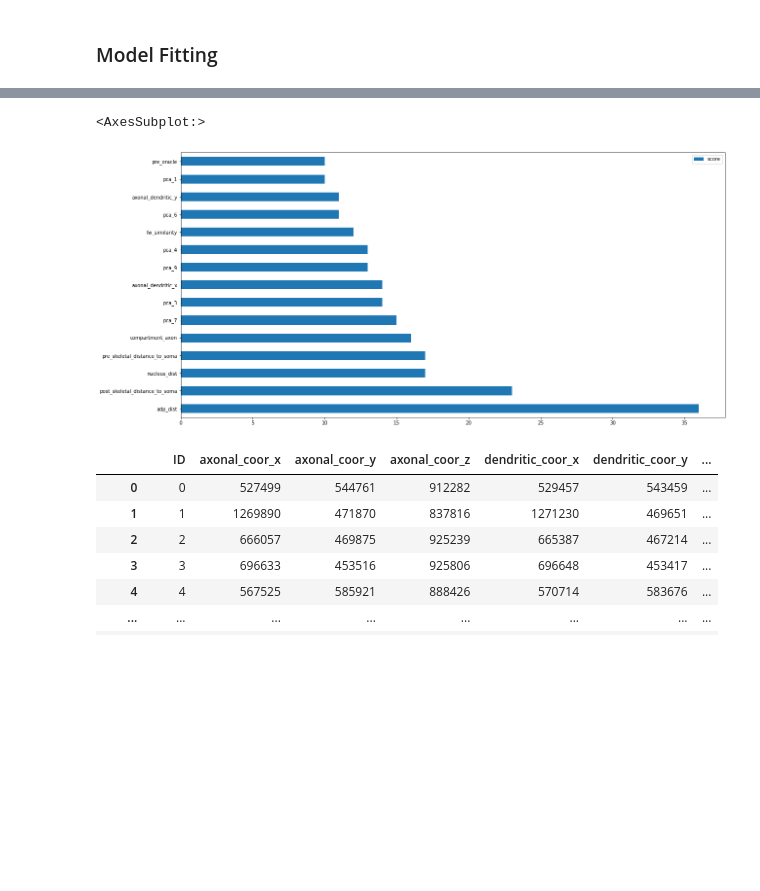
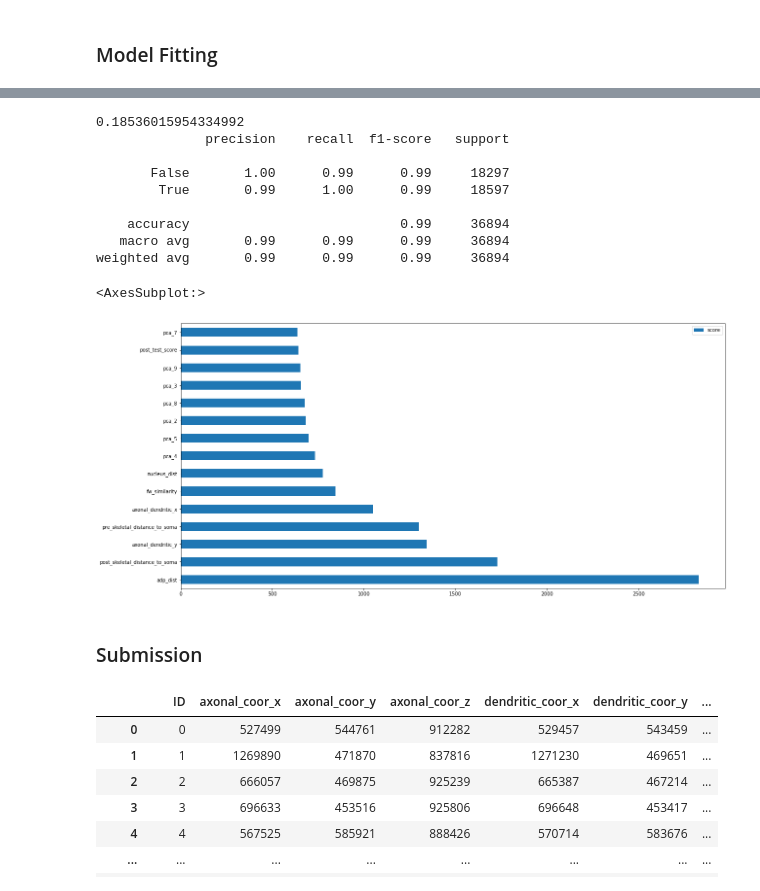
Before and after one commit to ScripterKSG/Neuro_Competition, a Jupyter notebook: Neuro Competition.ipynb, the cells around one changed output, grey strips where cells are left out. Drawn from its saved outputs; the diff is of its cells as text; code cells hidden in the pictures; blank space fills up the shorter version.

Commit message:
Added randomizedsearch to tune xgboost, changed validation methods for some models

```diff
--- a/Neuro Competition.ipynb
+++ b/Neuro Competition.ipynb
@@ -309,7 +288,7 @@ def feat_engineering(data):
     data = pd.get_dummies(data, columns=['compartment'], prefix=['compartment'])
 
     # Since this feature has missing values, some rows do not have an array of embeddings at all
-    data['pre_morph_embeddings'].fillna(method='backfill', inplace=True)
+    data['pre_morph_embeddings'].fillna(method='ffill', inplace=True)
 
     # Split the embedding feature arrays into individual features
     pre_embedding_columns = [f"pre_embedding_{i}" for i in range(32)]
@@ -412,11 +391,15 @@ print(X['fw_similarity'].head(20))
 Name: fw_similarity, dtype: float64
 # %%
 from imblearn.over_sampling import RandomOverSampler
+from sklearn.model_selection import train_test_split
 
 ros = RandomOverSampler(random_state=42)
 X, y = ros.fit_resample(
     X, y
 )
+
+X_train, X_valid, y_train, y_valid = train_test_split(
+     X, y, test_size=0.1, random_state=42)
 # %% [markdown]
 ### Model Fitting
 # %%
@@ -484,27 +454,13 @@ loss_scoresNB
 # %%
 from sklearn.ensemble import RandomForestClassifier
 
-i = 0
-num_feature_splits = (2, 3, 6, 10, int(np.sqrt(len(X.columns))))
 
-loss_scoresRF = list()
+modelRF = RandomForestClassifier(max_features = 5, max_depth = 8, random_state = 42)
+modelRF.fit(X_train, np.ravel(y_train))
+yhat = modelRF.predict(X_valid)
 
-for train_ix, valid_ix in skf.split(X, y):
-    X_train, X_valid = X.iloc[train_ix], X.iloc[valid_ix]
-    y_train, y_valid = y.iloc[train_ix], y.iloc[valid_ix]
+loss = log_loss(yhat, y_valid)
+print(loss)
 
-    modelRF = RandomForestClassifier(max_features = num_feature_splits[i], max_depth = 8, random_state = 42)
-    modelRF.fit(X_train, np.ravel(y_train))
-    yhat = modelRF.predict(X_valid)
-
-    loss = log_loss(yhat, y_valid)
-    if loss < best_loss:
-        best_model = modelRF
-        best_loss = loss
-        print('best_model_saved')
-    loss_scoresRF.append(loss)
-
-    i += 1
-
-loss_scoresRF
+print(classification_report(y_valid, yhat))
 # %% [output]
@@ -561,13 +576,31 @@ loss_scoresXGB
 # %%
+modelXGB.fit(X_train, y_train)
+
+yhat = modelXGB.predict(X_valid)
+
+print(log_loss(yhat, y_valid))
+print(classification_report(y_valid, yhat))
+
 feature_important = modelXGB.get_booster().get_score(importance_type='weight')
 keys = list(feature_important.keys())
 values = list(feature_important.values())
 
 data = pd.DataFrame(data=values, index=keys, columns=["score"]).sort_values(by = "score", ascending=False)
 data.nlargest(15, columns="score").plot(kind='barh', figsize = (20,10)) ## plot top 15 features
 # %% [output]
-<AxesSubplot:>
+0.18536015954334992
+              precision    recall  f1-score   support
+
+       False       1.00      0.99      0.99     18297
+        True       0.99      1.00      0.99     18597
+
+    accuracy                           0.99     36894
+   macro avg       0.99      0.99      0.99     36894
+weighted avg       0.99      0.99      0.99     36894
+<AxesSubplot:>
-[figure, old version]
+[figure, new version]
+# %% [markdown]
+### Submission
 # %%
 leader = pd.read_csv('leaderboard_data.csv')
 leader
```
Also changed, not shown: parts of 14 cells of this notebook.
